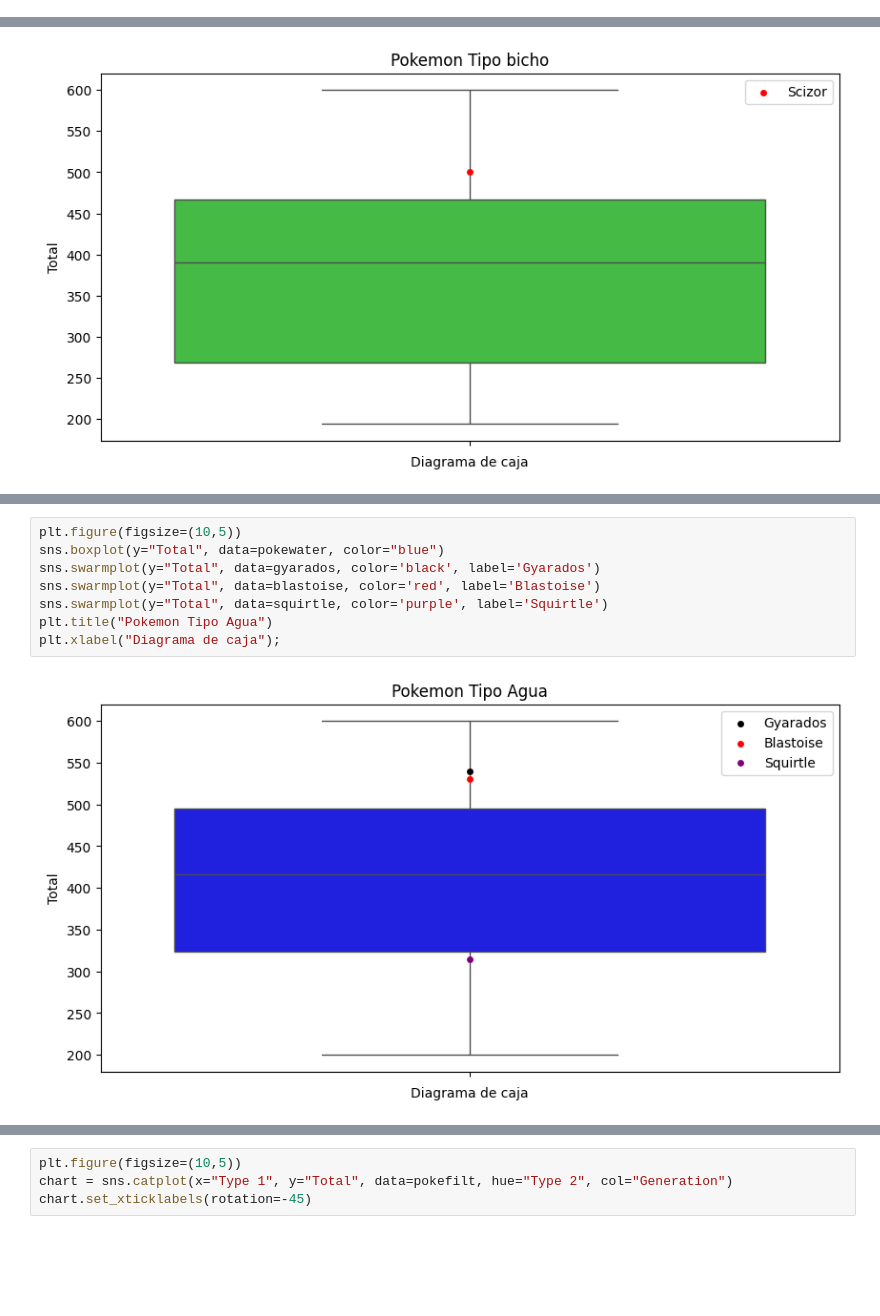
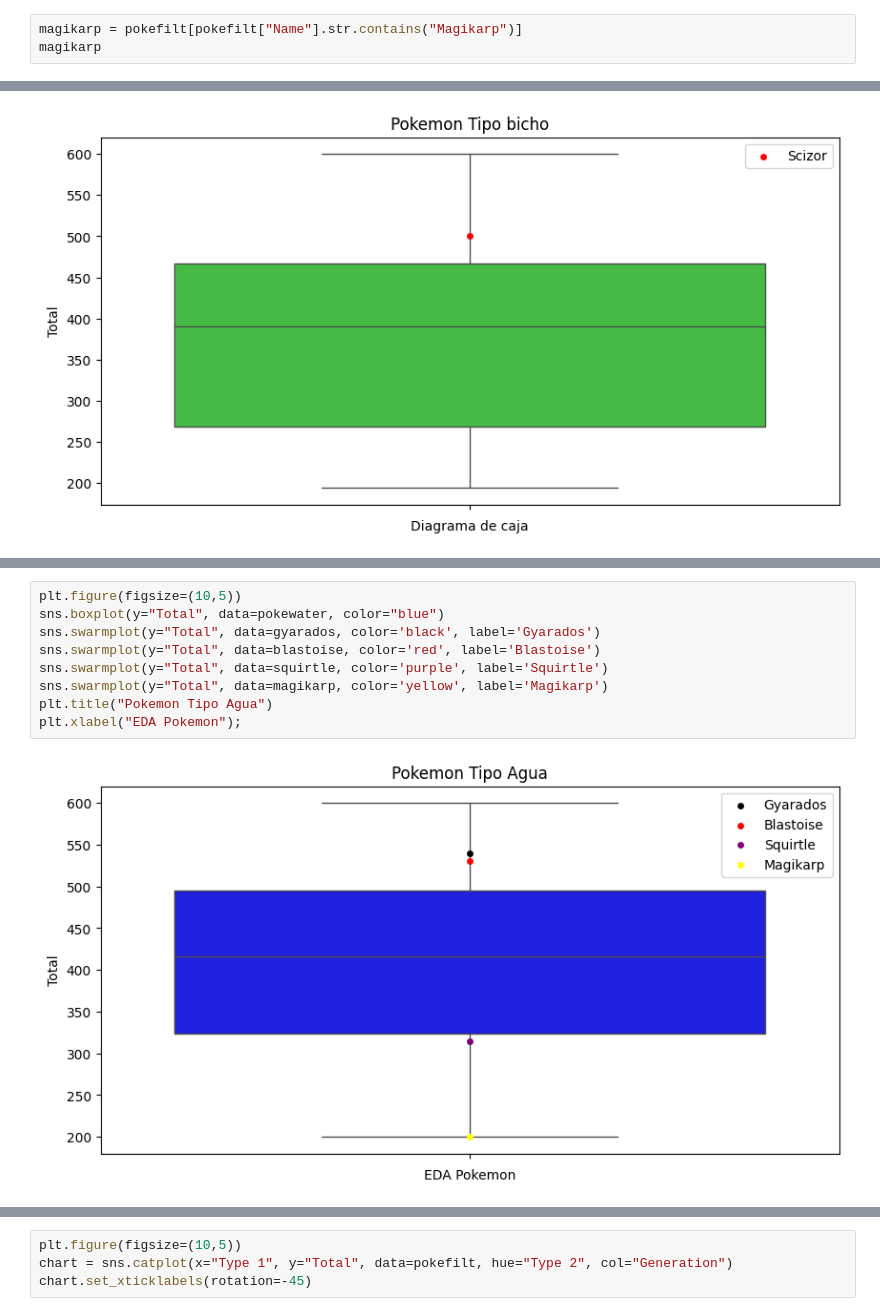
Before and after one commit to Volkmar87/EDA_Pokemon, a Jupyter notebook: 1-Memoria_EDA.ipynb, the cells around one changed output, grey strips where cells are left out. Cells and saved outputs as stored; diff of their text form; blank space fills up the shorter version.

```diff
--- a/1-Memoria_EDA.ipynb
+++ b/1-Memoria_EDA.ipynb
@@ -636,0 +630,3 @@ mewtwo
+# %%
+magikarp = pokefilt[pokefilt["Name"].str.contains("Magikarp")]
+magikarp
@@ -813,13 +870,14 @@ plt.xlabel("Diagrama de caja");
 # %%
 plt.figure(figsize=(10,5))
 sns.boxplot(y="Total", data=pokewater, color="blue")
 sns.swarmplot(y="Total", data=gyarados, color='black', label='Gyarados')
 sns.swarmplot(y="Total", data=blastoise, color='red', label='Blastoise')
 sns.swarmplot(y="Total", data=squirtle, color='purple', label='Squirtle')
+sns.swarmplot(y="Total", data=magikarp, color='yellow', label='Magikarp')
 plt.title("Pokemon Tipo Agua")
-plt.xlabel("Diagrama de caja");
+plt.xlabel("EDA Pokemon");
 # %% [output]
-[figure, old version]
+[figure, new version]
 # %%
 plt.figure(figsize=(10,5))
 sns.boxplot(y="Total", data=pokedragon, palette="pastel")
```
Also changed, not shown: parts of 32 cells of this notebook, 1 other file.
